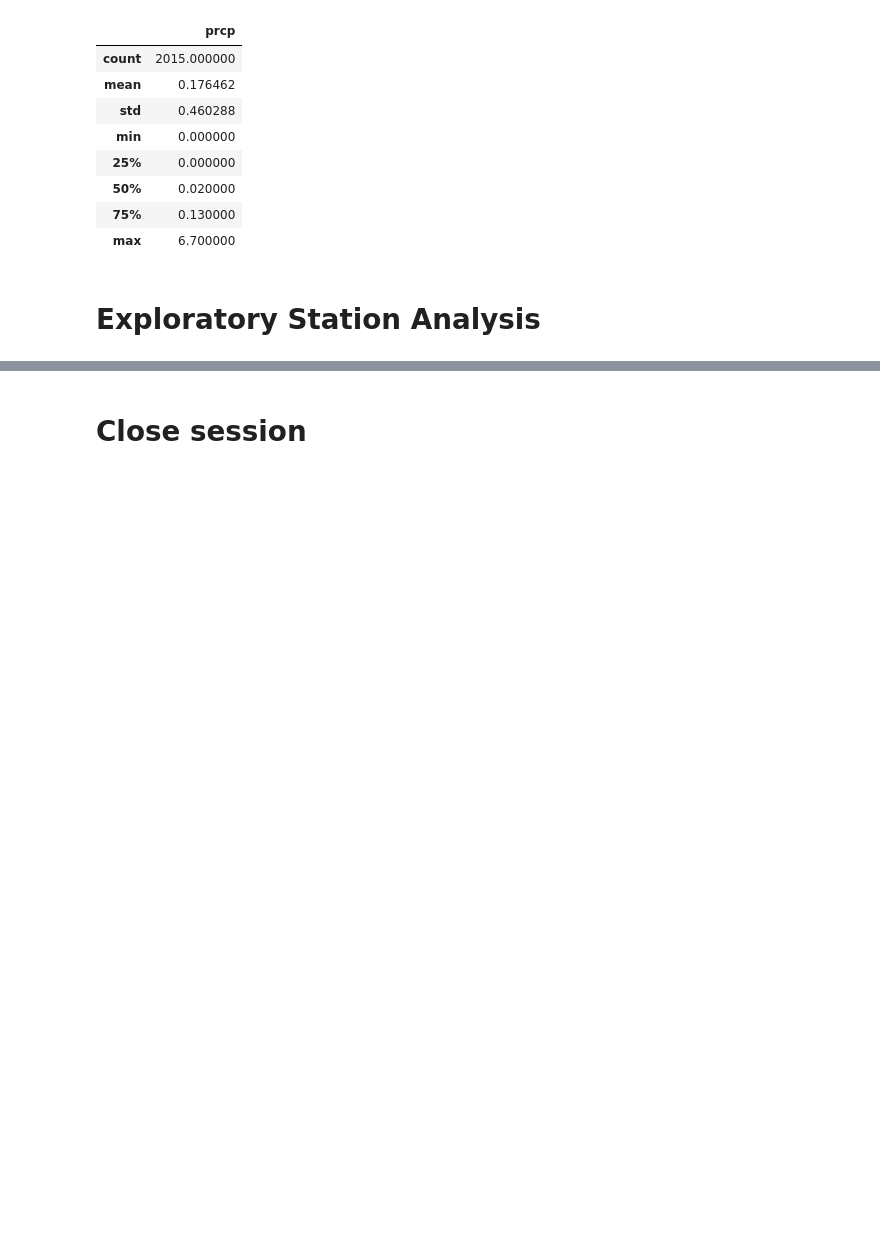
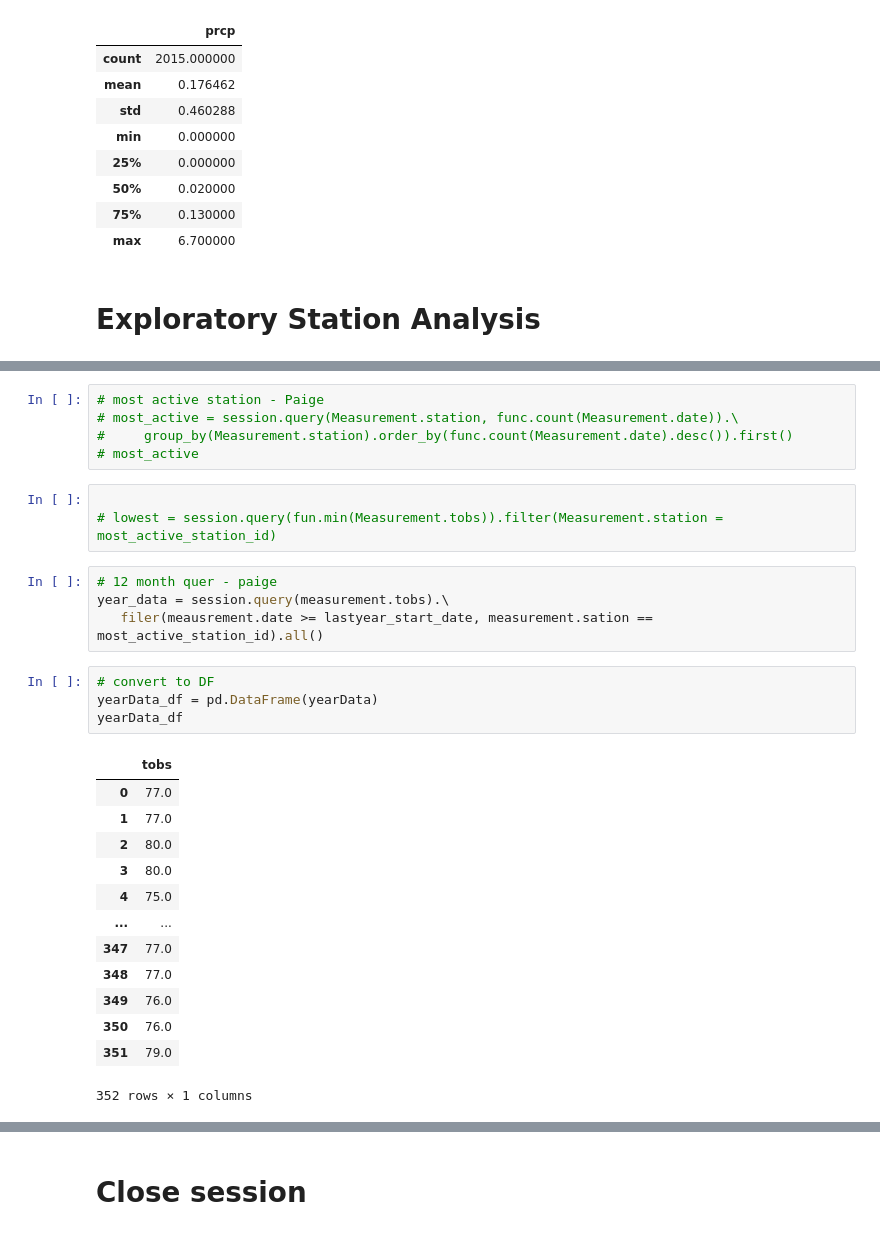
Before and after one commit to tarapolli/sqlalchemy-challenge, a Jupyter notebook: climate_starter.ipynb, the cells around one changed output, grey strips where cells are left out. Cells and saved outputs as stored; diff of their text form; blank space fills up the shorter version.

```diff
--- a/climate_starter.ipynb
+++ b/climate_starter.ipynb
@@ -159,2 +162,32 @@ yearData
+# %%
+# most active station - Paige
+# most_active = session.query(Measurement.station, func.count(Measurement.date)).\
+#     group_by(Measurement.station).order_by(func.count(Measurement.date).desc()).first()
+# most_active
+# %%
+
+# lowest = session.query(fun.min(Measurement.tobs)).filter(Measurement.station = most_active_station_id)
+# %%
+# 12 month quer - paige
+year_data = session.query(measurement.tobs).\
+   filer(meausrement.date >= lastyear_start_date, measurement.sation == most_active_station_id).all()
+# %%
+# convert to DF
+yearData_df = pd.DataFrame(yearData)
+yearData_df
+# %% [output]
+|  | tobs |
+| 0 | 77.0 |
+| 1 | 77.0 |
+| 2 | 80.0 |
+| 3 | 80.0 |
+| 4 | 75.0 |
+| ... | ... |
+| 347 | 77.0 |
+| 348 | 77.0 |
+| 349 | 76.0 |
+| 350 | 76.0 |
+| 351 | 79.0 |
+352 rows × 1 columns
 # %%
 # create histogram using above results from 12-month query
```
Also changed, not shown: parts of 7 cells of this notebook, 1 other file.
